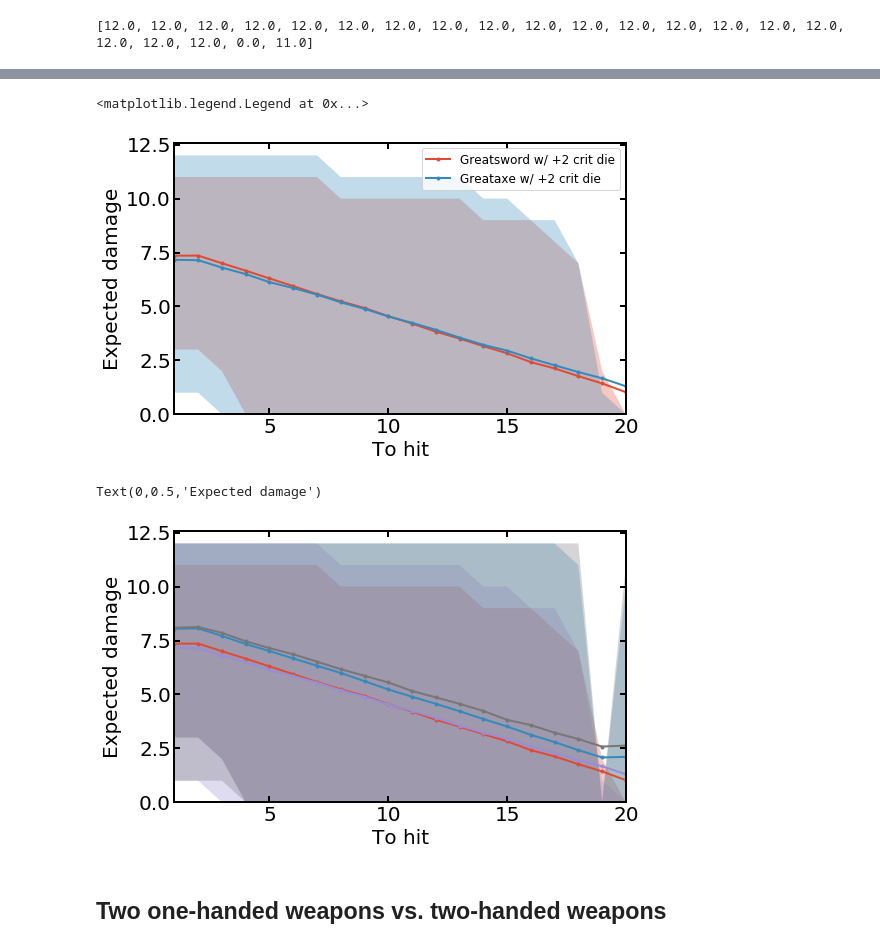
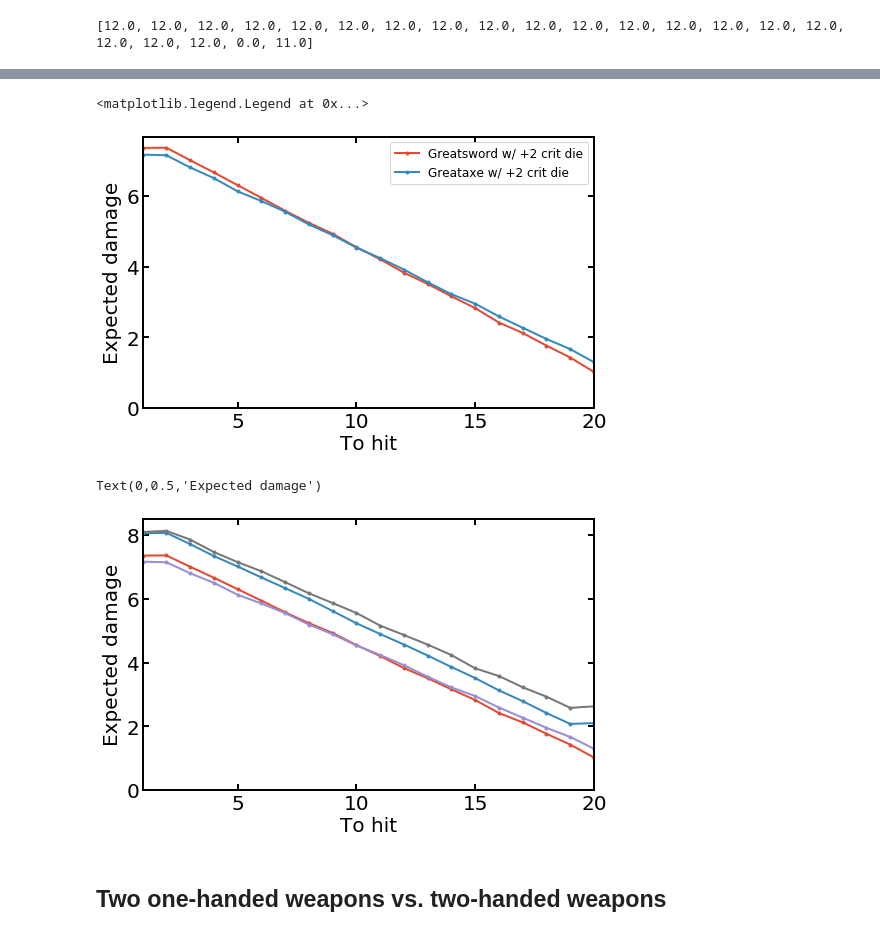
Before and after one commit to aaronsharpe/DnD, a Jupyter notebook: melee_analysis.ipynb, the cells around one changed output, grey strips where cells are left out. Cells and saved outputs as stored; diff of their text form; code cells hidden in the pictures.

```diff
--- a/melee_analysis.ipynb
+++ b/melee_analysis.ipynb
@@ -139,5 +116,3 @@ DnD.roll_dmg(to_hit=1, num_hit_dice=2, bonus_crit_dice=2, reroll=True, gwm=True)
-# %%
-ac = range(21)
 # %%
 gs = DnD.melee_vs_ac(100000, ac, hit_die=6, num_hit_dice=2)
 gs['label'] = 'Greatsword'
@@ -165,7 +140,6 @@ weaps = [gs, gs_gwf, gs_gwm, gs_both]
 
 for weap in weaps:
     plt.plot(ac,weap['dmg_mean'],'.-',label= weap['label'])
-    plt.fill_between(ac, weap['dmg_ci_lo'], weap['dmg_ci_hi'], alpha = 0.3)
 
 plt.xlim(1,20)
 plt.ylim(0)
@@ -191,7 +165,6 @@ weaps = [gs, ga]
 
 for weap in weaps:
     plt.plot(ac,weap['dmg_mean'],'.-',label= weap['label'])
-    plt.fill_between(ac, weap['dmg_ci_lo'], weap['dmg_ci_hi'], alpha = 0.3)
 
 plt.xlim(1,20)
 plt.ylim(0)
@@ -255,7 +201,6 @@ weaps = [gs_bcrit, ga_bcrit]
 
 for weap in weaps:
     plt.plot(ac,weap['dmg_mean'],'.-',label= weap['label'])
-    plt.fill_between(ac, weap['dmg_ci_lo'], weap['dmg_ci_hi'], alpha = 0.3)
 
 plt.xlim(1,20)
 plt.ylim(0)
@@ -266,25 +211,25 @@ plt.ylabel('Expected damage')
 plt.legend(fontsize=12)
 # %% [output]
 <matplotlib.legend.Legend at 0x...>
-[figure, old version]
+[figure, new version]
 # %%
 fig,ax = plt.subplots(figsize = (5*1.618,5))
 
 weaps = [gs_bcrit, gs_bcrit19, ga_bcrit, ga_bcrit19]
 
 for weap in weaps:
     plt.plot(ac,weap['dmg_mean'],'.-',label= weap['label'])
-    plt.fill_between(ac, weap['dmg_ci_lo'], weap['dmg_ci_hi'], alpha = 0.3)
+
 plt.xlim(1,20)
 plt.ylim(0)
 
 plt.xlabel('To hit')
 plt.ylabel('Expected damage')
 
 #plt.legend(fontsize=12)
 # %% [output]
 Text(0,0.5,'Expected damage')
-[figure, old version]
+[figure, new version]
 # %% [markdown]
 ## Two one-handed weapons vs. two-handed weapons
 # %% [markdown]
```
Also changed, not shown: parts of 19 cells of this notebook, 1 other file.
